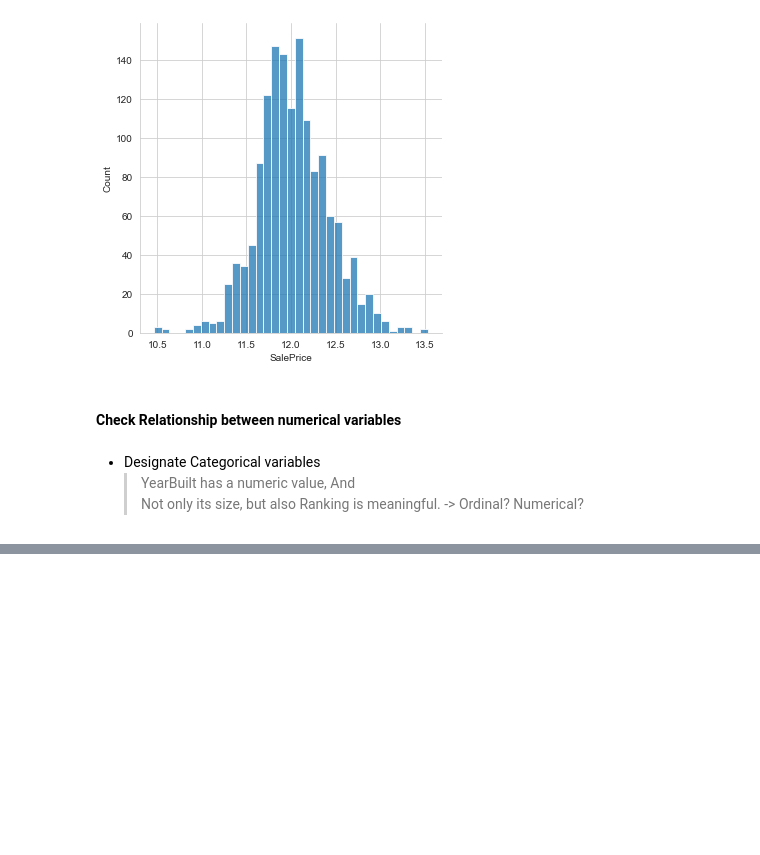
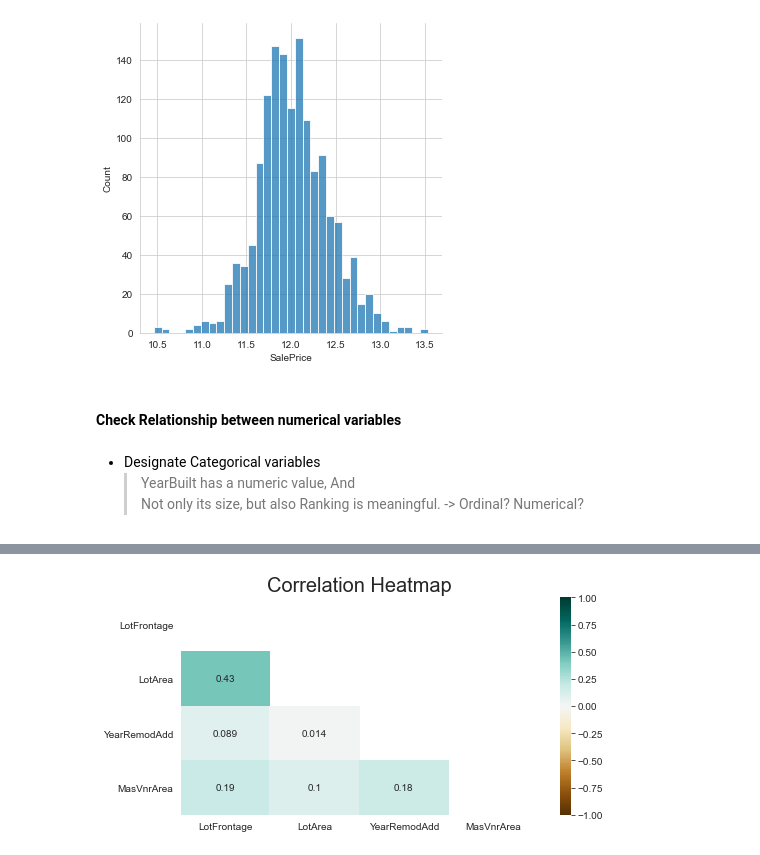
Before and after one commit to llllssss94/Data_Analysis_Practice, a Jupyter notebook: house-prices-advanced-regression-techniques/house_price_prediction.ipynb, the cells around one changed output, grey strips where cells are left out. Cells and saved outputs as stored; diff of their text form; code cells hidden in the pictures; blank space fills up the shorter version.

Commit message:
Do some correlation analysis & check distribution

```diff
--- a/house-prices-advanced-regression-techniques/house_price_prediction.ipynb
+++ b/house-prices-advanced-regression-techniques/house_price_prediction.ipynb
@@ -686,0 +685,7 @@ var = ''
+# %%
+plt.figure(figsize=(8,4))
+corr_dict = x[["LotFrontage", "LotArea", "YearBuilt", "YearRemodAdd", "MasVnrArea"]]
+ax = sns.heatmap(corr_dict.corr(), mask = np.triu(corr_dict.corr()), vmin=-1, vmax=1, annot=True, cmap='BrBG')
+ax.set_title('Correlation Heatmap', fontsize = 20);
+# %% [output]
+[figure, added]
```
Also changed, not shown: parts of 5 cells of this notebook.
